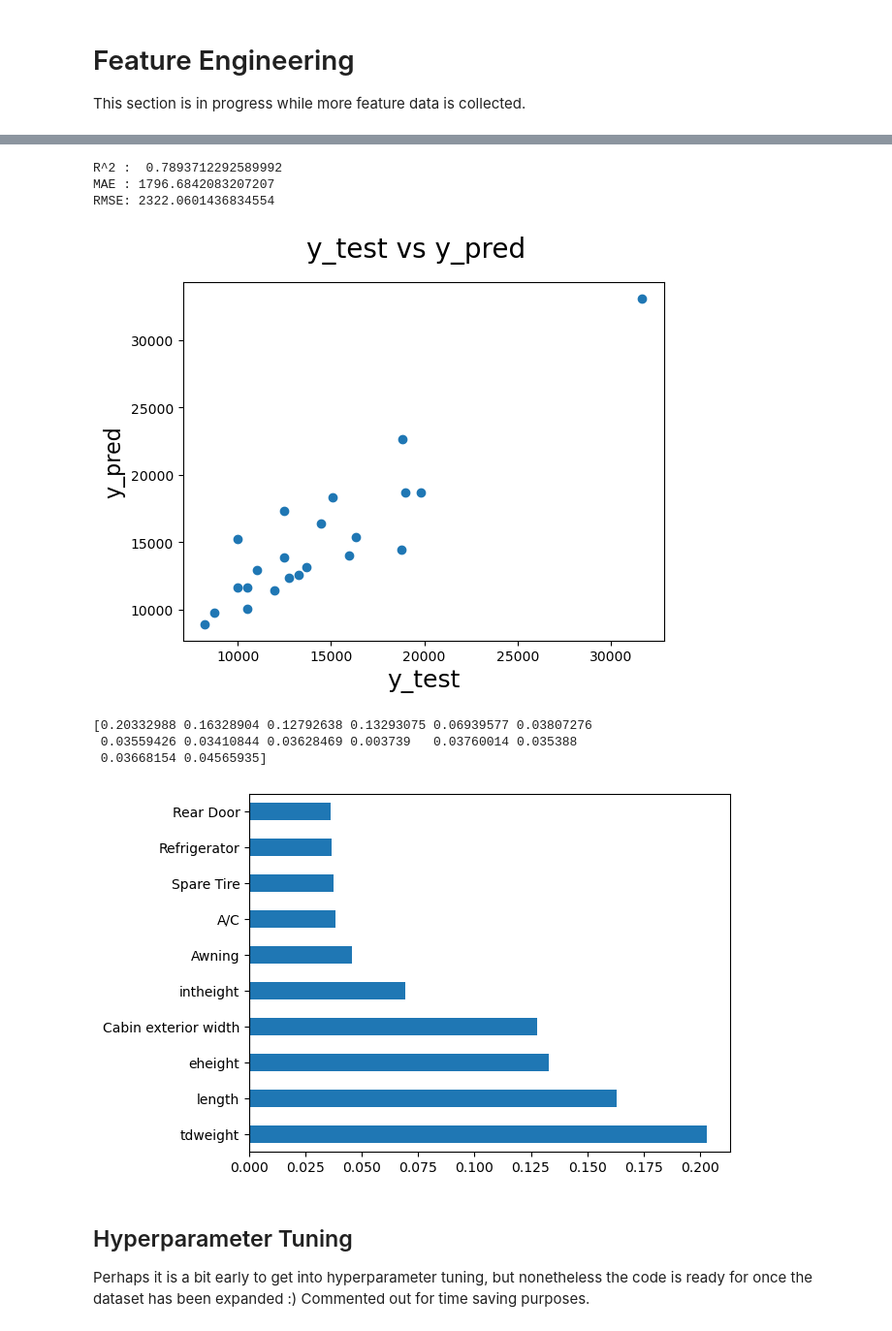
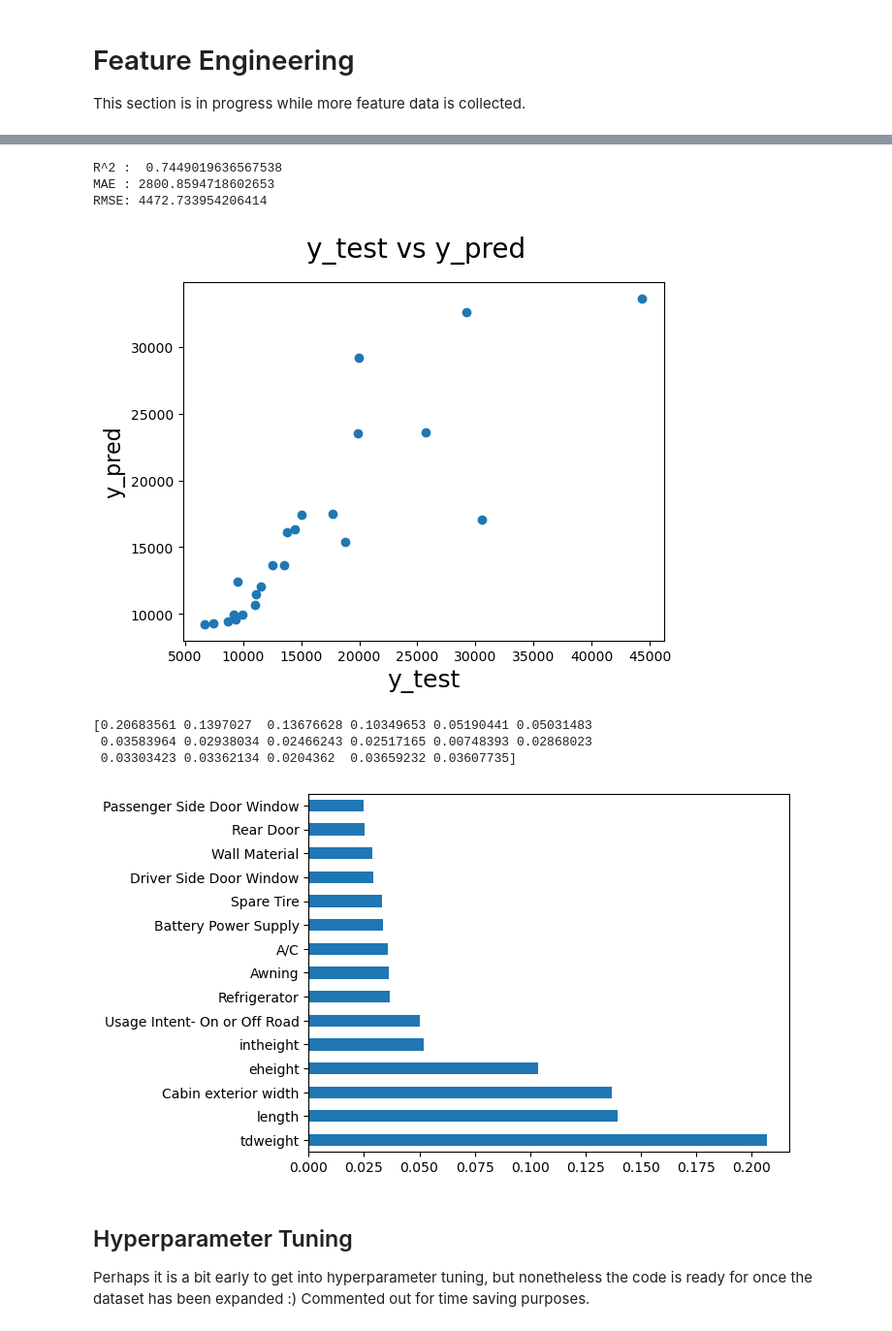
Before and after one commit to blue-quark/trailer_price_regression, a Jupyter notebook: trailer-price-regression.ipynb, the cells around one changed output, grey strips where cells are left out. Shown at 97% size. Cells and saved outputs as stored; diff of their text form; code cells hidden in the pictures.

```diff
--- a/trailer-price-regression.ipynb
+++ b/trailer-price-regression.ipynb
@@ -223,5 +223,5 @@ for c in ['A/C', 'Roof Rack', 'Rear Door', 'Rear Door Window', 'Spare Tire', 'Ca
 # %%
 #select the categorical data for encoding
-cat_data = data.iloc[:, 5:21]
+cat_data = data.iloc[:, 5:24]
 cat_data
 # %% [output]
@@ -489,7 +487,7 @@ g=sns.heatmap(data2[top_corr_features].corr(),annot=True,cmap="Spectral")
 # Feature Engineering
 This section is in progress while more feature data is collected.
 # %%
-data3=data.drop(data.index[[88]])
+data3=data.drop(data.index[[90]])
 # %%
 #removing everything with a negative correlation
 X = data3.drop(['price', 'Roof Rack', 'Driver Side Window', 'Driver Side Door', 'Passenger Side Door', 'Passenger Side Window', 'Manufacturer', 'model'],axis=1)
@@ -581,23 +579,23 @@ RMSE: 5065.540408164846
 model_10 = RandomForestRegressor(n_estimators=100, min_samples_leaf=3, random_state=1)
 run_experiment(model_10)
 # %% [output]
-R^2 :  0.7893712292589992
-MAE : 1796.6842083207207
-RMSE: 2322.0601436834554
+R^2 :  0.7449019636567538
+MAE : 2800.8594718602653
+RMSE: 4472.733954206414
-[figure, old version]
+[figure, new version]
 # %%
 model = ExtraTreesClassifier()
 model.fit(X,y)
 print(model.feature_importances_) #use inbuilt class feature_importances of tree based classifiers
-#plot graph of feature importances for better visualization
+#plot graph of feature importances
 feat_importances = pd.Series(model.feature_importances_, index=X.columns)
-feat_importances.nlargest(10).plot(kind='barh')
+feat_importances.nlargest(15).plot(kind='barh')
 plt.show()
 # %% [output]
-[0.20332988 0.16328904 0.12792638 0.13293075 0.06939577 0.03807276
- 0.03559426 0.03410844 0.03628469 0.003739   0.03760014 0.035388
- 0.03668154 0.04565935]
+[0.20683561 0.1397027  0.13676628 0.10349653 0.05190441 0.05031483
+ 0.03583964 0.02938034 0.02466243 0.02517165 0.00748393 0.02868023
+ 0.03303423 0.03362134 0.0204362  0.03659232 0.03607735]
-[figure, old version]
+[figure, new version]
 # %% [markdown]
 ## Hyperparameter Tuning
 Perhaps it is a bit early to get into hyperparameter tuning, but nonetheless the code is ready for once the dataset has been expanded :) Commented out for time saving purposes.
```
Also changed, not shown: parts of 42 cells of this notebook.
